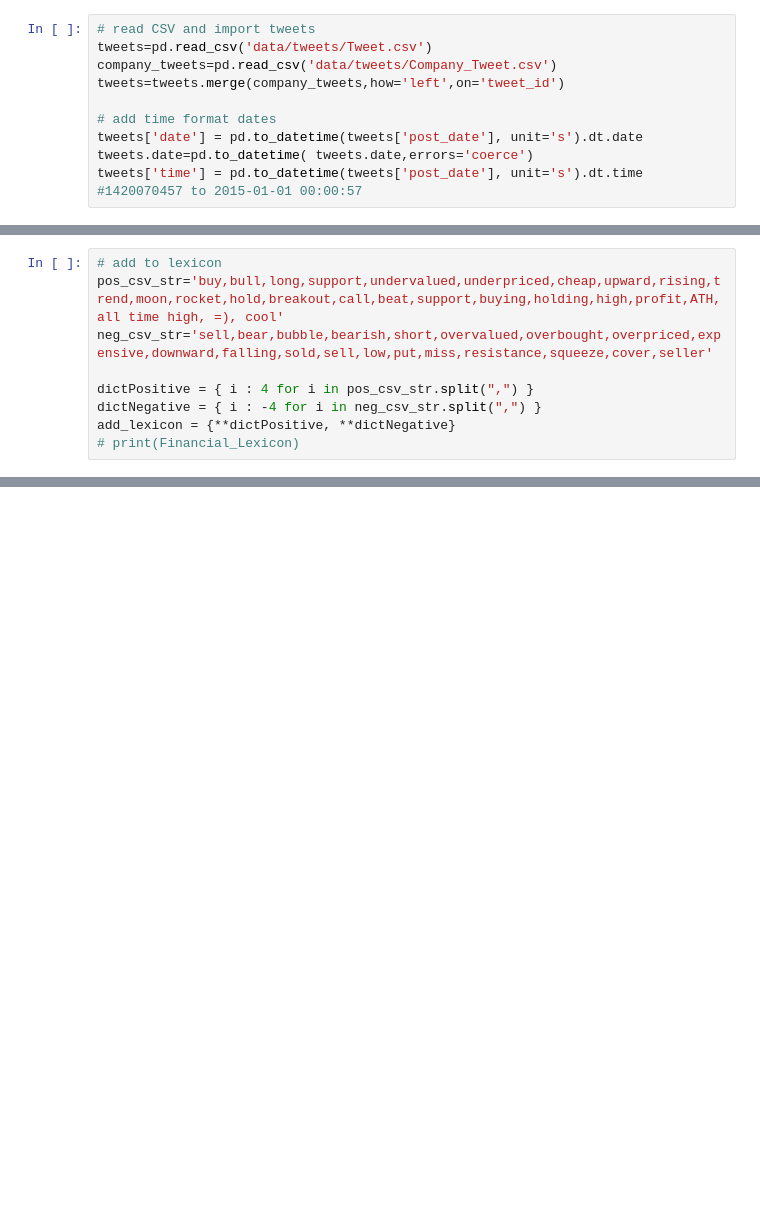
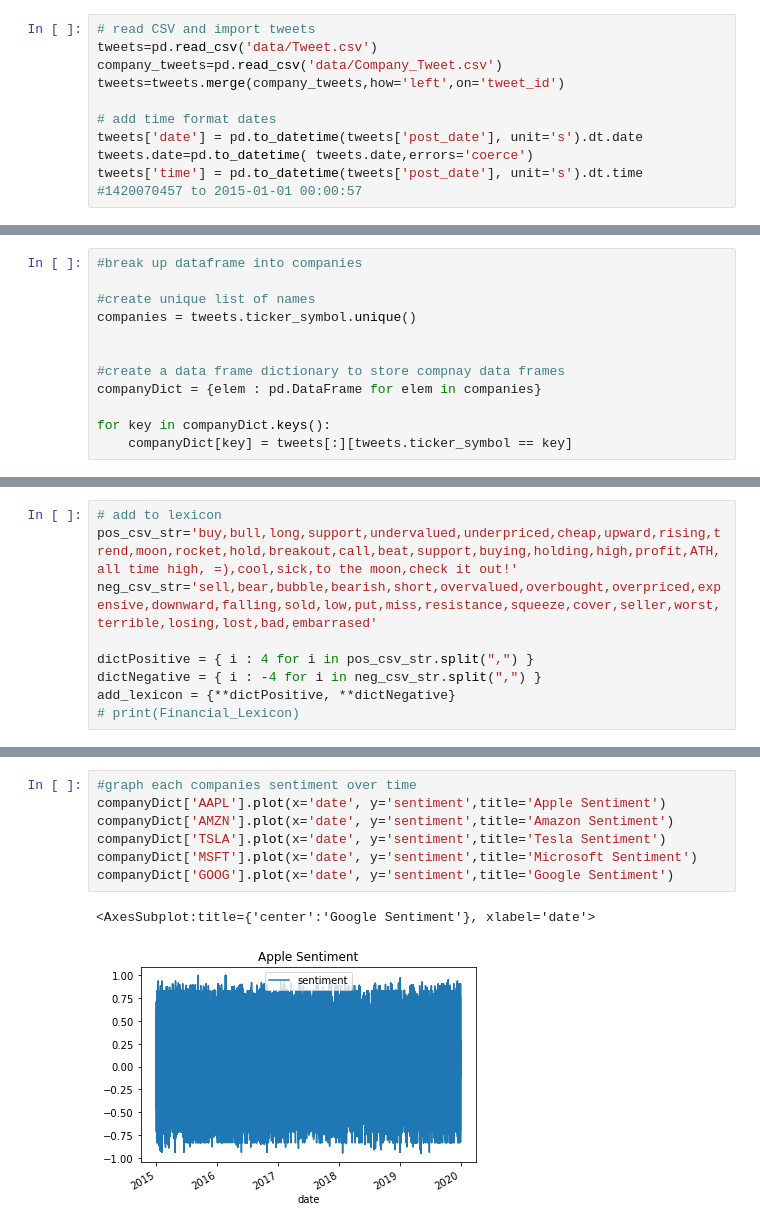
Before and after one commit to abealsileshi/Data-Science-Team-Project, a Jupyter notebook: Sentiment Analysis/sentimentAnalysis.ipynb, the cells around one changed output, grey strips where cells are left out. Saved outputs shown, nothing was run; the diff lists cells and outputs as text; blank space fills up the shorter version.

Commit message:
Add files via upload
analysis of sentiment for each tweet added to the dataframes, graphs of sentiment by company over the 5 year period

```diff
--- a/Sentiment Analysis/sentimentAnalysis.ipynb
+++ b/Sentiment Analysis/sentimentAnalysis.ipynb
@@ -30,7 +28,7 @@ data/tweets/Tweet.csv
 # %%
 # read CSV and import tweets
-tweets=pd.read_csv('data/tweets/Tweet.csv')
-company_tweets=pd.read_csv('data/tweets/Company_Tweet.csv')
+tweets=pd.read_csv('data/Tweet.csv')
+company_tweets=pd.read_csv('data/Company_Tweet.csv')
 tweets=tweets.merge(company_tweets,how='left',on='tweet_id')
 
 # add time format dates
@@ -54,0 +51,12 @@ company_tweets.head()
+# %%
+#break up dataframe into companies
+
+#create unique list of names
+companies = tweets.ticker_symbol.unique()
+
+
+#create a data frame dictionary to store compnay data frames
+companyDict = {elem : pd.DataFrame for elem in companies}
+
+for key in companyDict.keys():
+    companyDict[key] = tweets[:][tweets.ticker_symbol == key]
@@ -65,7 +116,7 @@ Tesla revenue ATH buy! all time high! =) cool
 # %%
 # add to lexicon
-pos_csv_str='buy,bull,long,support,undervalued,underpriced,cheap,upward,rising,trend,moon,rocket,hold,breakout,call,beat,support,buying,holding,high,profit,ATH,all time high, =), cool'
-neg_csv_str='sell,bear,bubble,bearish,short,overvalued,overbought,overpriced,expensive,downward,falling,sold,sell,low,put,miss,resistance,squeeze,cover,seller'
+pos_csv_str='buy,bull,long,support,undervalued,underpriced,cheap,upward,rising,trend,moon,rocket,hold,breakout,call,beat,support,buying,holding,high,profit,ATH,all time high, =),cool,sick,to the moon,check it out!'
+neg_csv_str='sell,bear,bubble,bearish,short,overvalued,overbought,overpriced,expensive,downward,falling,sold,low,put,miss,resistance,squeeze,cover,seller,worst,terrible,losing,lost,bad,embarrased'
 
 dictPositive = { i : 4 for i in pos_csv_str.split(",") }
 dictNegative = { i : -4 for i in neg_csv_str.split(",") }
@@ -80,0 +174,10 @@ Tesla revenue ATH buy! all time high! =) cool
+# %%
+#graph each companies sentiment over time
+companyDict['AAPL'].plot(x='date', y='sentiment',title='Apple Sentiment')
+companyDict['AMZN'].plot(x='date', y='sentiment',title='Amazon Sentiment')
+companyDict['TSLA'].plot(x='date', y='sentiment',title='Tesla Sentiment')
+companyDict['MSFT'].plot(x='date', y='sentiment',title='Microsoft Sentiment')
+companyDict['GOOG'].plot(x='date', y='sentiment',title='Google Sentiment')
+# %% [output]
+<AxesSubplot:title={'center':'Google Sentiment'}, xlabel='date'>
+[figure, added]
```
Also changed, not shown: parts of 10 cells of this notebook.
